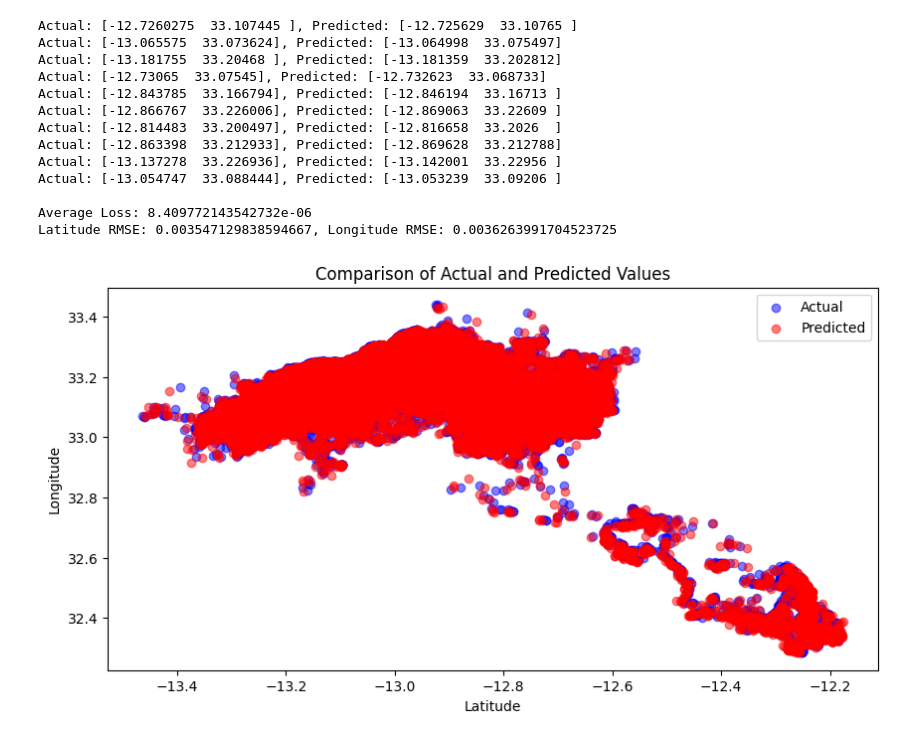
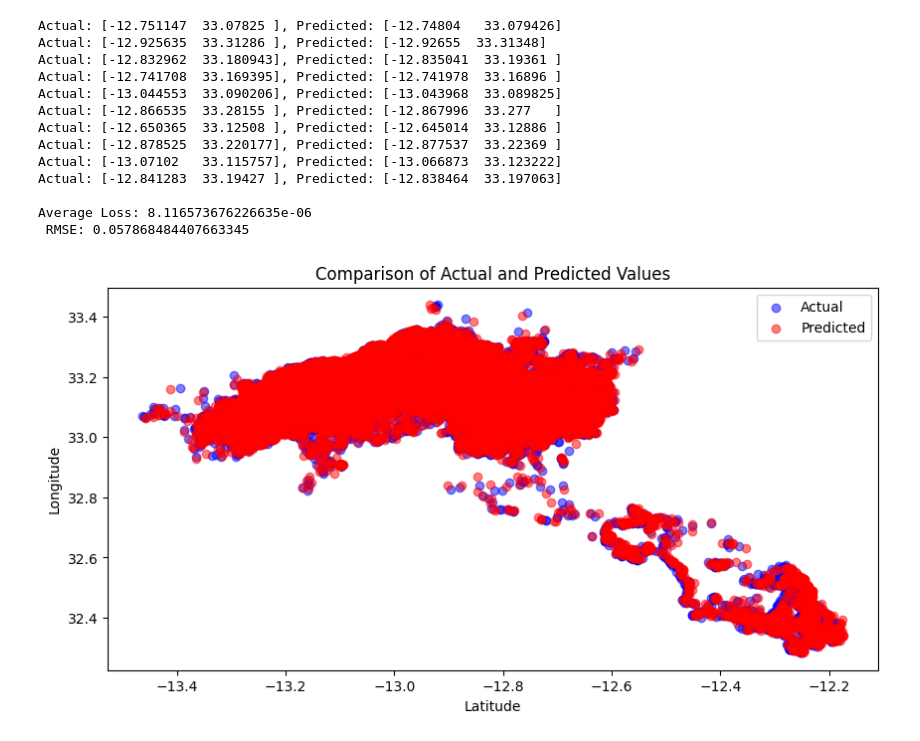
Before and after one commit to indhu68/Intro_to_DL_Project, a Jupyter notebook: RTML_RNNregression_WithAttention.ipynb, the cells around one changed output. Cells and saved outputs as stored; diff of their text form; code cells hidden in the pictures.

```diff
--- a/RTML_RNNregression_WithAttention.ipynb
+++ b/RTML_RNNregression_WithAttention.ipynb
@@ -389,6 +390,6 @@ Epoch 100: Training Loss: 8.299269947166769e-06, Validation Loss: 9.125412762365
 # %%
 import torch
-from torch.utils.data import DataLoader, TensorDataset
+from torch.utils.data import DataLoader
 import matplotlib.pyplot as plt
 import numpy as np
 
@@ -396,10 +397,9 @@ import numpy as np
 def evaluate(model, dataloader, criterion, scaler):
     model.eval()
     total_loss = 0
+    errors = []
     actuals_list = []
     predicteds_list = []
-    lat_rmse = []
-    lon_rmse = []
     sample_count = 0
 
     with torch.no_grad():
@@ -420,17 +420,19 @@ def evaluate(model, dataloader, criterion, scaler):
             for actual, predicted in zip(actuals, predicteds):
                 actuals_list.append(actual[:2])
                 predicteds_list.append(predicted[:2])
-                lat_rmse.append((actual[0] - predicted[0])**2)
-                lon_rmse.append((actual[1] - predicted[1])**2)
                 if sample_count < 10:
                     print(f'Actual: {actual[:2]}, Predicted: {predicted[:2]}')
                     sample_count += 1
 
-    lat_rmse = np.sqrt(np.mean(lat_rmse))
-    lon_rmse = np.sqrt(np.mean(lon_rmse))
+                # Calculate RMSE for latitude and longitude combined
+                error = np.sqrt(np.sum((actual[:2] - predicted[:2])**2))
+                errors.append(error)
 
-    print(f'\nAverage Loss: {total_loss / len(dataloader)}')
-    print(f'Latitude RMSE: {lat_rmse}, Longitude RMSE: {lon_rmse}')
+    avg_loss = total_loss / len(dataloader)
+    avg_rmse = np.sqrt(np.mean(errors))
+
+    print(f'\nAverage Loss: {avg_loss}')
+    print(f' RMSE: {avg_rmse}')
 
     # Plotting Actual vs Predicted
     actuals_array = np.array(actuals_list)
@@ -584,6 +586,6 @@ Epoch 100: Training Loss: 7.84265335667701e-06, Validation Loss: 8.4111852103406
 # %%
 import torch
-from torch.utils.data import DataLoader, TensorDataset
+from torch.utils.data import DataLoader
 import matplotlib.pyplot as plt
 import numpy as np
 
@@ -591,10 +593,9 @@ import numpy as np
 def evaluate(model, dataloader, criterion, scaler):
     model.eval()
     total_loss = 0
+    errors = []
     actuals_list = []
     predicteds_list = []
-    lat_rmse = []
-    lon_rmse = []
     sample_count = 0
 
     with torch.no_grad():
@@ -611,49 +612,51 @@ def evaluate(model, dataloader, criterion, scaler):
             range_lat_lon = scaler.data_range_[:2]
             actuals[:, 0:2] = actuals[:, 0:2] * range_lat_lon + min_lat_lon
             predicteds[:, 0:2] = predicteds[:, 0:2] * range_lat_lon + min_lat_lon
 
             for actual, predicted in zip(actuals, predicteds):
                 actuals_list.append(actual[:2])
                 predicteds_list.append(predicted[:2])
-                lat_rmse.append((actual[0] - predicted[0])**2)
-                lon_rmse.append((actual[1] - predicted[1])**2)
                 if sample_count < 10:
                     print(f'Actual: {actual[:2]}, Predicted: {predicted[:2]}')
                     sample_count += 1
 
-    lat_rmse = np.sqrt(np.mean(lat_rmse))
-    lon_rmse = np.sqrt(np.mean(lon_rmse))
+                # Calculate RMSE for latitude and longitude combined
+                error = np.sqrt(np.sum((actual[:2] - predicted[:2])**2))
+                errors.append(error)
 
-    print(f'\nAverage Loss: {total_loss / len(dataloader)}')
-    print(f'Latitude RMSE: {lat_rmse}, Longitude RMSE: {lon_rmse}')
+    avg_loss = total_loss / len(dataloader)
+    avg_rmse = np.sqrt(np.mean(errors))
+
+    print(f'\nAverage Loss: {avg_loss}')
+    print(f' RMSE: {avg_rmse}')
 
     # Plotting Actual vs Predicted
     actuals_array = np.array(actuals_list)
     predicteds_array = np.array(predicteds_list)
     plt.figure(figsize=(10, 5))
     plt.scatter(actuals_array[:, 0], actuals_array[:, 1], c='blue', label='Actual', alpha=0.5)
     plt.scatter(predicteds_array[:, 0], predicteds_array[:, 1], c='red', label='Predicted', alpha=0.5)
     plt.xlabel('Latitude')
     plt.ylabel('Longitude')
     plt.title('Comparison of Actual and Predicted Values')
     plt.legend()
     plt.show()
 
 # Assuming 'model', 'test_loader', 'criterion', and 'scaler' are defined
 model = load_model(model)  # Make sure the model is loaded before calling evaluate
 evaluate(model, test_loader, criterion, scaler)
 # %% [output]
-Actual: [-12.7260275  33.107445 ], Predicted: [-12.725629  33.10765 ]
-Actual: [-13.065575  33.073624], Predicted: [-13.064998  33.075497]
-Actual: [-13.181755  33.20468 ], Predicted: [-13.181359  33.202812]
-Actual: [-12.73065  33.07545], Predicted: [-12.732623  33.068733]
-Actual: [-12.843785  33.166794], Predicted: [-12.846194  33.16713 ]
-Actual: [-12.866767  33.226006], Predicted: [-12.869063  33.22609 ]
-Actual: [-12.814483  33.200497], Predicted: [-12.816658  33.2026  ]
-Actual: [-12.863398  33.212933], Predicted: [-12.869628  33.212788]
-Actual: [-13.137278  33.226936], Predicted: [-13.142001  33.22956 ]
-Actual: [-13.054747  33.088444], Predicted: [-13.053239  33.09206 ]
+Actual: [-12.751147  33.07825 ], Predicted: [-12.74804   33.079426]
+Actual: [-12.925635  33.31286 ], Predicted: [-12.92655  33.31348]
+Actual: [-12.832962  33.180943], Predicted: [-12.835041  33.19361 ]
+Actual: [-12.741708  33.169395], Predicted: [-12.741978  33.16896 ]
+Actual: [-13.044553  33.090206], Predicted: [-13.043968  33.089825]
+Actual: [-12.866535  33.28155 ], Predicted: [-12.867996  33.277   ]
+Actual: [-12.650365  33.12508 ], Predicted: [-12.645014  33.12886 ]
+Actual: [-12.878525  33.220177], Predicted: [-12.877537  33.22369 ]
+Actual: [-13.07102   33.115757], Predicted: [-13.066873  33.123222]
+Actual: [-12.841283  33.19427 ], Predicted: [-12.838464  33.197063]
 
-Average Loss: 8.409772143542732e-06
-Latitude RMSE: 0.003547129838594667, Longitude RMSE: 0.0036263991704523725
+Average Loss: 8.116573676226635e-06
+ RMSE: 0.057868484407663345
-[figure, old version]
+[figure, new version]
```
Also changed, not shown: parts of 5 cells of this notebook.
